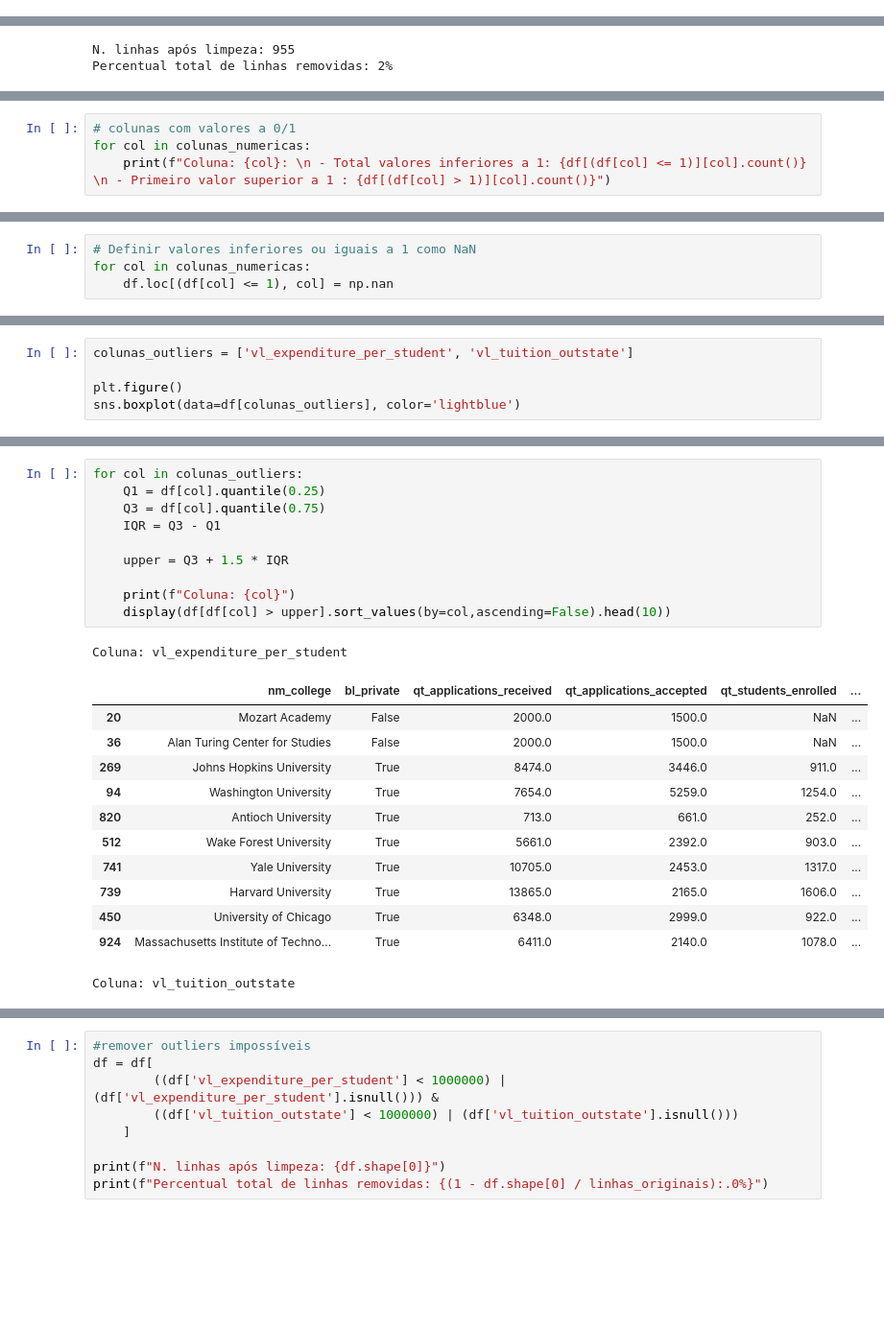
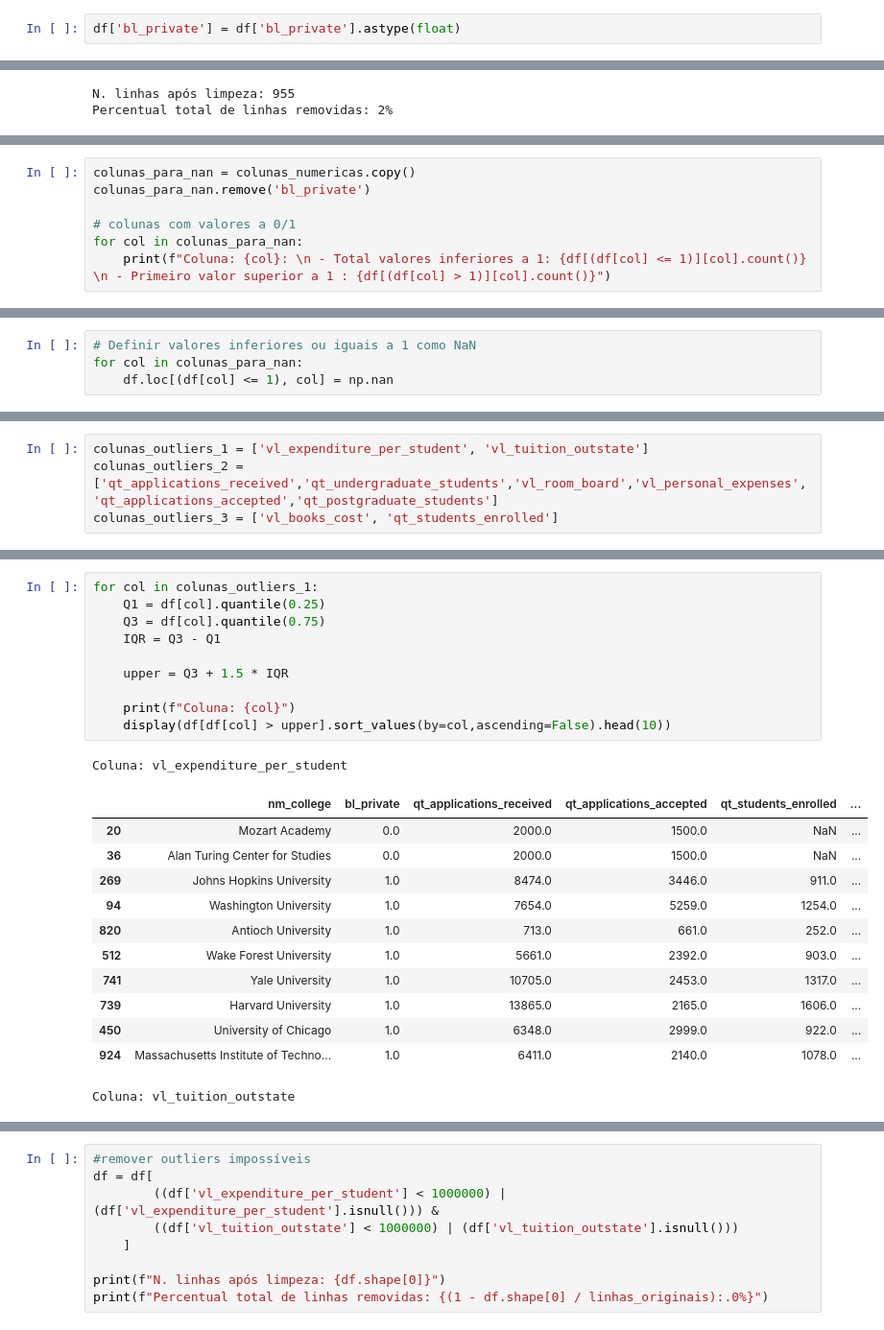
Before and after one commit to obimelo/Curso-MachineLearning-FCUP, a Jupyter notebook: Projeto/esqueleto.ipynb, the cells around one changed output, grey strips where cells are left out. Shown at 96% size. Drawn from its saved outputs; the diff is of its cells as text; blank space fills up the shorter version.

```diff
--- a/Projeto/esqueleto.ipynb
+++ b/Projeto/esqueleto.ipynb
@@ -189,6 +190,8 @@ print(f"Percentual total de linhas removidas: {(1 - df.shape[0] / linhas_origina
 N. linhas originais: 977
 N. linhas após limpeza: 956
 Percentual total de linhas removidas: 2%
+# %%
+df['bl_private'] = df['bl_private'].astype(float)
 # %%
 #Analisar colunas percentagem
 colunas_percentagem = ['qt_top_10_percent','qt_top_25_percent','pc_faculty_with_phd','pc_faculty_with_terminal_degree','pc_alumni_donors','pc_graduation_rate']
@@ -281,8 +267,11 @@ colunas_graduate = ['qt_applications_received','qt_applications_accepted','qt_st
 colunas_top_perc = ['qt_top_10_percent','qt_top_25_percent']
 colunas_faculty = ['pc_faculty_with_phd','pc_faculty_with_terminal_degree']
 # %%
+colunas_para_nan = colunas_numericas.copy()
+colunas_para_nan.remove('bl_private')
+
 # colunas com valores a 0/1
-for col in colunas_numericas:
+for col in colunas_para_nan:
     print(f"Coluna: {col}: \n - Total valores inferiores a 1: {df[(df[col] <= 1)][col].count()} \n - Primeiro valor superior a 1 : {df[(df[col] > 1)][col].count()}")
 # %% [output]
 Coluna: qt_applications_received:
@@ -304,7 +293,7 @@ Coluna: pc_graduation_rate:
  - Primeiro valor superior a 1 : 937
 # %%
 # Definir valores inferiores ou iguais a 1 como NaN
-for col in colunas_numericas:
+for col in colunas_para_nan:
     df.loc[(df[col] <= 1), col] = np.nan
 # %%
 # colunas com outliers mais extremos
@@ -348,6 +338,5 @@ qt_top_10_percent                      45.500
 dtype: float64
 # %%
-colunas_outliers = ['vl_expenditure_per_student', 'vl_tuition_outstate']
-
-plt.figure()
-sns.boxplot(data=df[colunas_outliers], color='lightblue')
+colunas_outliers_1 = ['vl_expenditure_per_student', 'vl_tuition_outstate']
+colunas_outliers_2 = ['qt_applications_received','qt_undergraduate_students','vl_room_board','vl_personal_expenses','qt_applications_accepted','qt_postgraduate_students']
+colunas_outliers_3 = ['vl_books_cost', 'qt_students_enrolled']
@@ -357,25 +349,25 @@ sns.boxplot(data=df[colunas_outliers], color='lightblue')
 # %%
-for col in colunas_outliers:
+for col in colunas_outliers_1:
     Q1 = df[col].quantile(0.25)
     Q3 = df[col].quantile(0.75)
     IQR = Q3 - Q1
 
     upper = Q3 + 1.5 * IQR
 
     print(f"Coluna: {col}")
     display(df[df[col] > upper].sort_values(by=col,ascending=False).head(10))
 # %% [output]
 Coluna: vl_expenditure_per_student
 |  | nm_college | bl_private | qt_applications_received | qt_applications_accepted | qt_students_enrolled | ... |
-| 20 | Mozart Academy | False | 2000.0 | 1500.0 | NaN | ... |
-| 36 | Alan Turing Center for Studies | False | 2000.0 | 1500.0 | NaN | ... |
-| 269 | Johns Hopkins University | True | 8474.0 | 3446.0 | 911.0 | ... |
-| 94 | Washington University | True | 7654.0 | 5259.0 | 1254.0 | ... |
-| 820 | Antioch University | True | 713.0 | 661.0 | 252.0 | ... |
-| 512 | Wake Forest University | True | 5661.0 | 2392.0 | 903.0 | ... |
-| 741 | Yale University | True | 10705.0 | 2453.0 | 1317.0 | ... |
-| 739 | Harvard University | True | 13865.0 | 2165.0 | 1606.0 | ... |
-| 450 | University of Chicago | True | 6348.0 | 2999.0 | 922.0 | ... |
-| 924 | Massachusetts Institute of Techno... | True | 6411.0 | 2140.0 | 1078.0 | ... |
+| 20 | Mozart Academy | 0.0 | 2000.0 | 1500.0 | NaN | ... |
+| 36 | Alan Turing Center for Studies | 0.0 | 2000.0 | 1500.0 | NaN | ... |
+| 269 | Johns Hopkins University | 1.0 | 8474.0 | 3446.0 | 911.0 | ... |
+| 94 | Washington University | 1.0 | 7654.0 | 5259.0 | 1254.0 | ... |
+| 820 | Antioch University | 1.0 | 713.0 | 661.0 | 252.0 | ... |
+| 512 | Wake Forest University | 1.0 | 5661.0 | 2392.0 | 903.0 | ... |
+| 741 | Yale University | 1.0 | 10705.0 | 2453.0 | 1317.0 | ... |
+| 739 | Harvard University | 1.0 | 13865.0 | 2165.0 | 1606.0 | ... |
+| 450 | University of Chicago | 1.0 | 6348.0 | 2999.0 | 922.0 | ... |
+| 924 | Massachusetts Institute of Techno... | 1.0 | 6411.0 | 2140.0 | 1078.0 | ... |
 Coluna: vl_tuition_outstate
 |  | nm_college | bl_private | qt_applications_received | qt_applications_accepted | qt_students_enrolled | ... |
```
Also changed, not shown: parts of 49 cells of this notebook.
